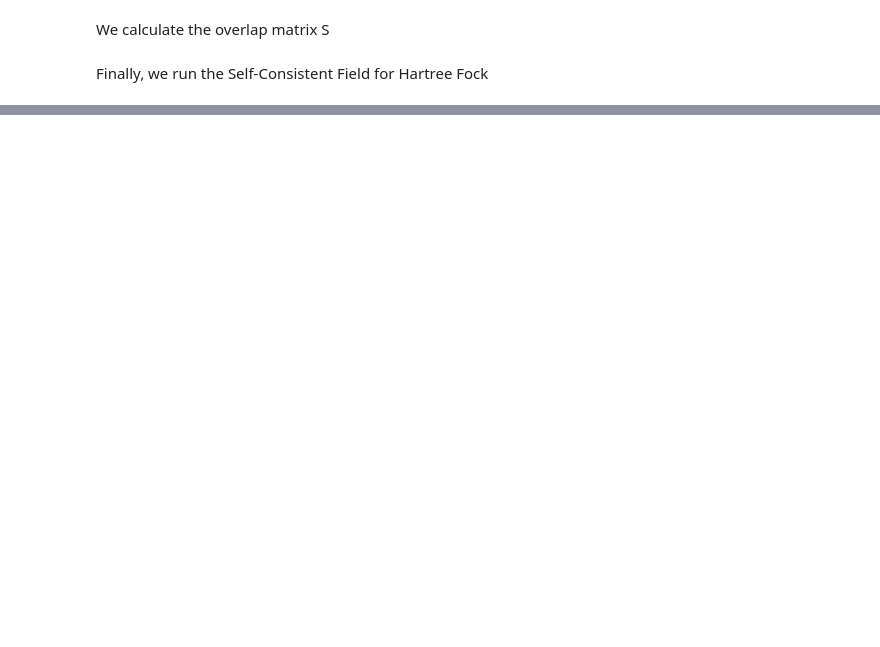
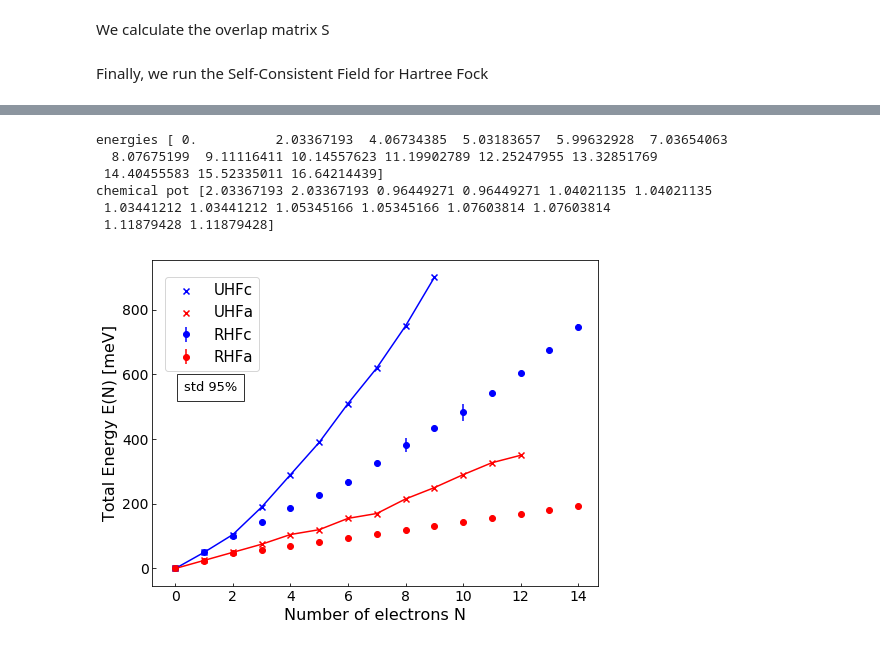
Before and after one commit to BedialaunetaDani/hartree_fock_2D_quantum_dots, a Jupyter notebook: HF_quantum_dots.ipynb, the cells around one changed output, grey strips where cells are left out. Drawn from its saved outputs; the diff is of its cells as text; code cells hidden in the pictures; blank space fills up the shorter version.

```diff
--- a/HF_quantum_dots.ipynb
+++ b/HF_quantum_dots.ipynb
@@ -215,0 +453,5 @@ print(E_N)
+# %%
+# One- and Two-body integrals
+MC_args = {"f_cov":f_cov, "f_integrand":two_body_integrand, "N_points":N_points}
+integrals = lib.integral_master(N_basis)
+integrals.calculate(integrals_file, analytical_1, MC_args = MC_args)
@@ -216,3 +522,48 @@ print(E_N)
+# %%
+for k in range(int(Ne_max/2)+1):
+    if k != Ne_max/2:
+        E_N_a[2*k+1] = (E_N_a[2*k+2] + E_N_a[2*k]) / 2
+
+mu_N_a = np.zeros(Ne_max)
+for k in range(1, Ne_max + 1):
+    mu_N_a[k-1] = E_N_a[k] - E_N_a[k-1]
+
+print('energies',E_N_a)
+print('chemical pot', mu_N_a)
+# %% [output]
+energies [ 0.          2.03367193  4.06734385  5.03183657  5.99632928  7.03654063
+  8.07675199  9.11116411 10.14557623 11.19902789 12.25247955 13.32851769
+ 14.40455583 15.52335011 16.64214439]
+chemical pot [2.03367193 2.03367193 0.96449271 0.96449271 1.04021135 1.04021135
+ 1.03441212 1.03441212 1.05345166 1.05345166 1.07603814 1.07603814
+ 1.11879428 1.11879428]
+# %%
+fig, ax = plt.subplots(1)
+fig.set_size_inches(8, 6)
+ax.tick_params(axis="x",direction="in",which='major',labelsize=14)
+ax.tick_params(axis="y",direction="in",which='major',labelsize=14)
+ax.set_xlabel('Number of electrons N',fontsize=16)
+ax.set_ylabel('Total Energy E(N) [meV]',fontsize=16)
+
+electrons = np.array([0,2,4,6,8,10,12,14])
+electrons2 = np.array([0,1,2,3,4,5,6,7,8,9,10,11,12,13,14])
+E_N_paper_a = np.array([0,25,50,75,105,120,155,170,215,250,290,327,350])
+
+plt.errorbar(electrons2 , 11.61 * E_N, yerr = 2*np.sqrt(N_av) * 11.61 * E_Nvar, fmt='bo', label = 'RHFc')
+ax.scatter(electrons2[:10],E_N_paper,c='b',label = 'UHFc',marker = 'x')
+ax.plot(electrons2[:10],E_N_paper,'b')
+
+plt.errorbar(electrons2 , 11.61 * E_N_a, yerr = 2*np.sqrt(N_av) * 11.61 * E_Nvar_a, fmt='ro', label = 'RHFa')
+ax.scatter(electrons2[:13],E_N_paper_a,c='r',label = 'UHFa',marker='x')
+ax.plot(electrons2[:13], E_N_paper_a, 'r')
+
+ax.legend(fontsize=15, loc = (0.03,0.66))
+ax.text(0.3,550, 'std 95%', style='normal',
+        bbox={'facecolor': 'white', 'alpha': 0.8, 'pad': 7}, fontsize = 13)
+plt.savefig('energias.png')
+plt.show()
+# %% [output]
+[figure, added]
 # %%
 fig, ax = plt.subplots(1)
 fig.set_size_inches(8, 6)
```
Also changed, not shown: parts of 21 cells of this notebook.
